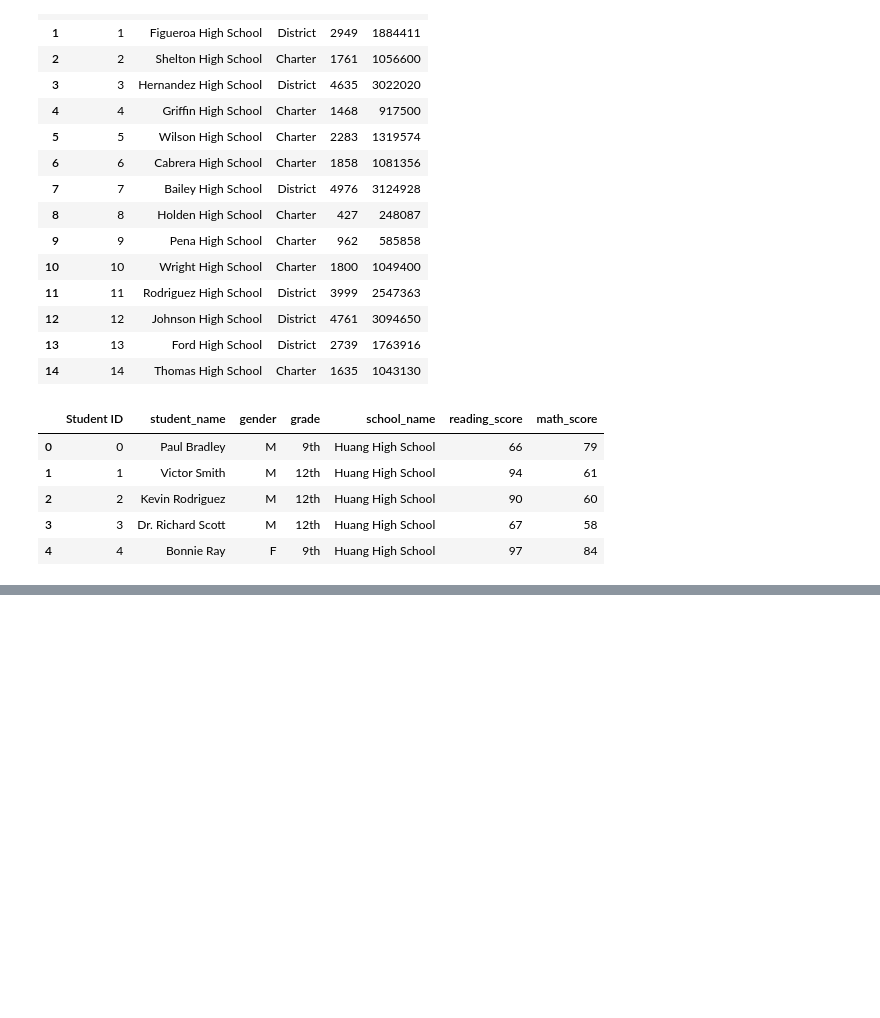
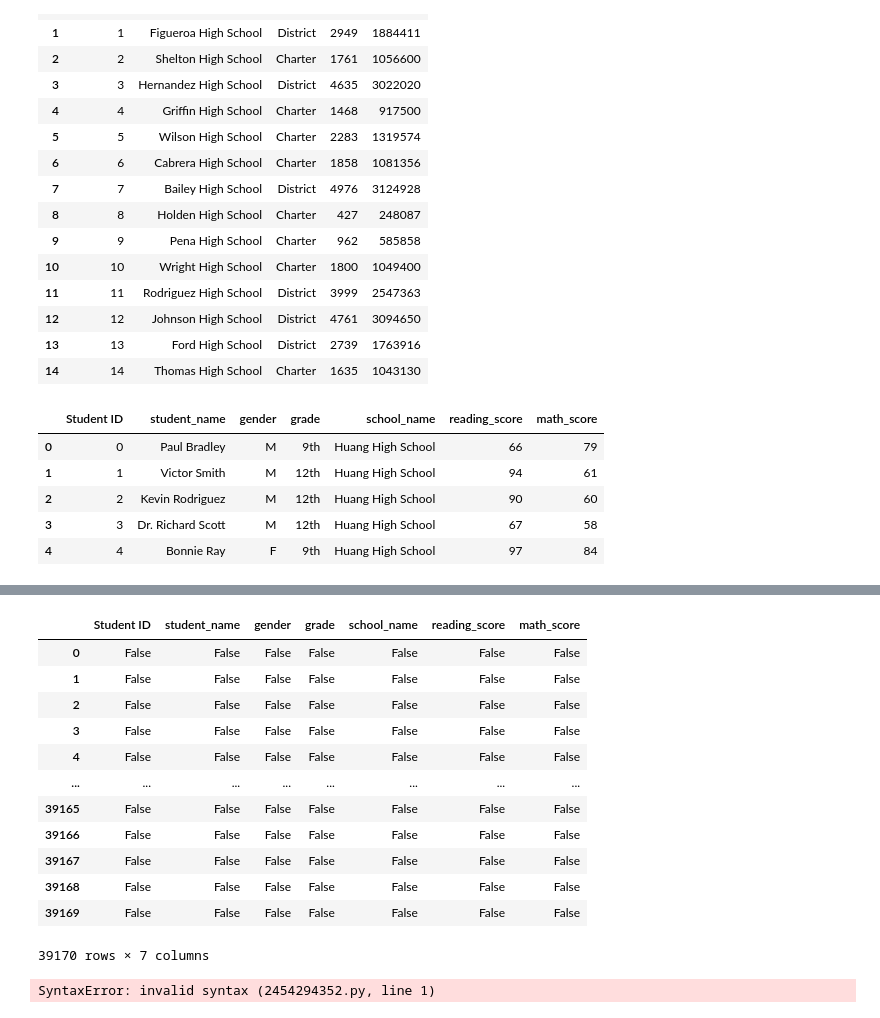
Before and after one commit to haileliya/School_District_Analysis., a Jupyter notebook: PyCitySchools.ipynb, the cells around one changed output, grey strips where cells are left out. Drawn from its saved outputs; the diff is of its cells as text; code cells hidden in the pictures; blank space fills up the shorter version.

```diff
--- a/PyCitySchools.ipynb
+++ b/PyCitySchools.ipynb
@@ -51,0 +98,24 @@ student_data_df.head()
+# %%
+# Determine if there are any missing values in the student data.
+student_data_df.isnull()
+# %% [output]
+|  | Student ID | student_name | gender | grade | school_name | reading_score | math_score |
+| 0 | False | False | False | False | False | False | False |
+| 1 | False | False | False | False | False | False | False |
+| 2 | False | False | False | False | False | False | False |
+| 3 | False | False | False | False | False | False | False |
+| 4 | False | False | False | False | False | False | False |
+| ... | ... | ... | ... | ... | ... | ... | ... |
+| 39165 | False | False | False | False | False | False | False |
+| 39166 | False | False | False | False | False | False | False |
+| 39167 | False | False | False | False | False | False | False |
+| 39168 | False | False | False | False | False | False | False |
+| 39169 | False | False | False | False | False | False | False |
+39170 rows × 7 columns
+# %%
+To get the total number of empty rows, or rows that are "True,"
+we can use the Pandas sum() method after the isnull() method, like this:
+# Determine if there are any missing values in the student data.
+student_data_df.isnull().sum()
+# %% [output]
+SyntaxError: invalid syntax (2454294352.py, line 1)
```
Also changed, not shown: parts of 11 cells of this notebook, 3 other files.
